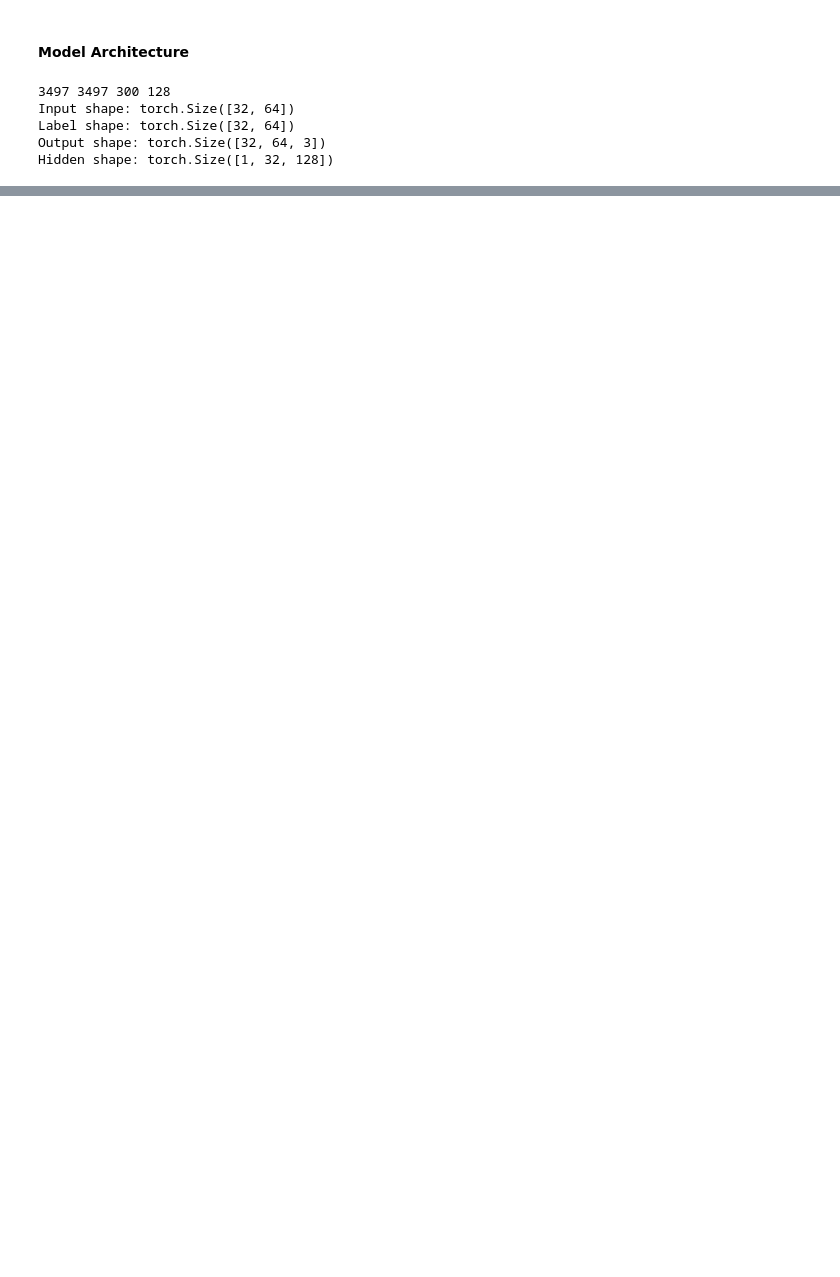
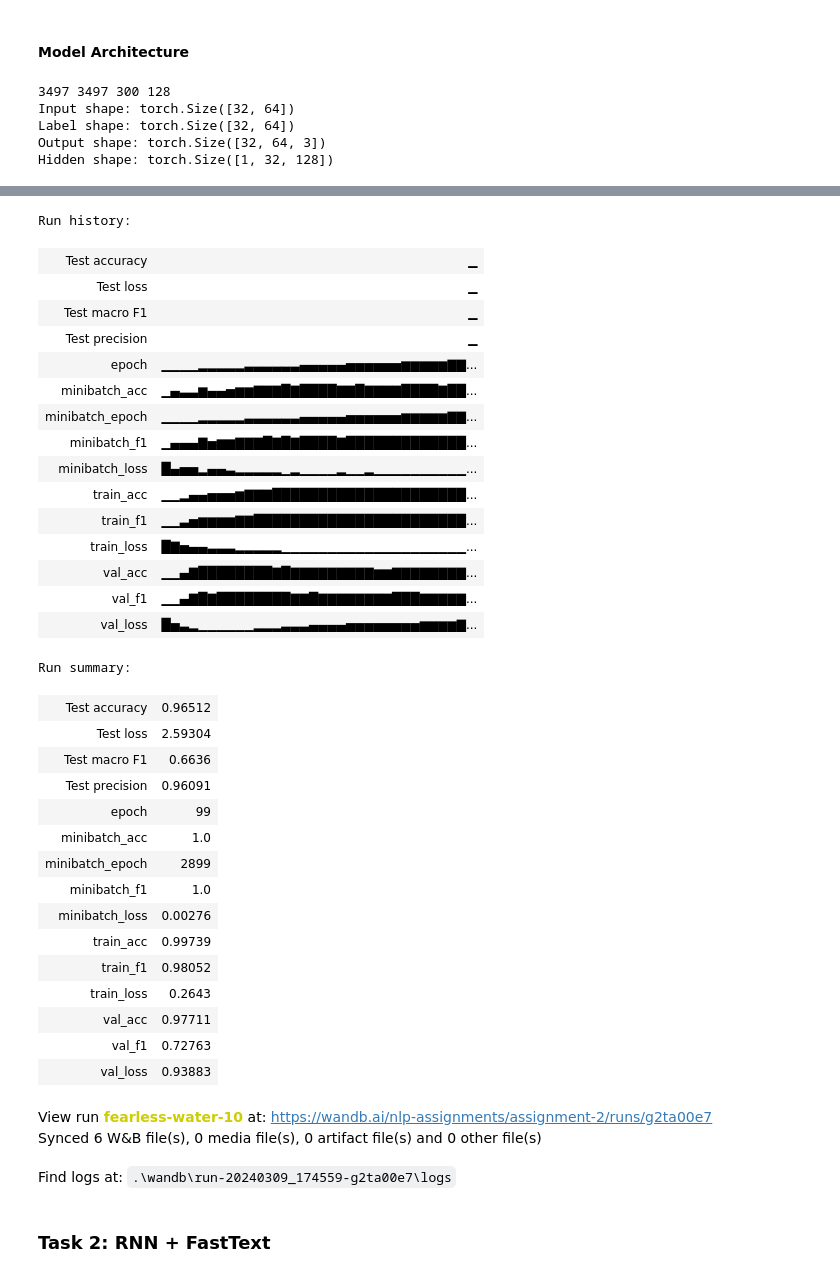
Before and after one commit to Prakhar-Gupta-03/NLP-Assignments, a Jupyter notebook: A2/task2.ipynb, the cells around one changed output, grey strips where cells are left out. Drawn from its saved outputs; the diff is of its cells as text; code cells hidden in the pictures; blank space fills up the shorter version.

```diff
--- a/A2/task2.ipynb
+++ b/A2/task2.ipynb
@@ -504,0 +750,38 @@ torch.save(model.state_dict(), 'RNN_GloVe_Task2_Exp1.pth')
+# %%
+wandb.finish()
+# %% [output]
+Run history:
+| Test accuracy | ▁ |
+| Test loss | ▁ |
+| Test macro F1 | ▁ |
+| Test precision | ▁ |
+| epoch | ▁▁▁▁▂▂▂▂▂▃▃▃▃▃▃▄▄▄▄▄▅▅▅▅▅▅▆▆▆▆▆▇▇... |
+| minibatch_acc | ▁▄▃▃▆▄▄▅▆▆▇▇▇█▇████▇▇█▇▇▇▇████▇██... |
+| minibatch_epoch | ▁▁▁▁▂▂▂▂▂▃▃▃▃▃▃▄▄▄▄▄▅▅▅▅▅▅▆▆▆▆▆▇▇... |
+| minibatch_f1 | ▁▄▄▄▇▅▆▆▇▇▇█▇█▇████▇█████████████... |
+| minibatch_loss | █▄▅▅▂▄▄▃▂▂▂▂▂▁▂▁▁▁▁▂▁▁▂▁▁▁▁▁▁▁▁▁▁... |
+| train_acc | ▁▁▂▄▄▅▅▅▆▇▇▇█████████████████████... |
+| train_f1 | ▁▁▃▅▆▆▆▆▇▇███████████████████████... |
+| train_loss | █▇▅▄▄▃▃▃▂▂▂▂▂▁▁▁▁▁▁▁▁▁▁▁▁▁▁▁▁▁▁▁▁... |
+| val_acc | ▁▁▄▇████████▇█▇▇▇▇▇▇▇▇▇▆▆▇▇▇▇▇▇▇▇... |
+| val_f1 | ▁▁▄▇█▇████████▇▇█▇▇▇▇▇▇▇▇███▇▇▇▇▇... |
+| val_loss | █▅▃▂▁▁▁▁▁▁▂▂▂▃▃▃▄▄▄▄▅▅▅▅▅▅▅▅▆▆▆▆▇... |
+Run summary:
+| Test accuracy | 0.96512 |
+| Test loss | 2.59304 |
+| Test macro F1 | 0.6636 |
+| Test precision | 0.96091 |
+| epoch | 99 |
+| minibatch_acc | 1.0 |
+| minibatch_epoch | 2899 |
+| minibatch_f1 | 1.0 |
+| minibatch_loss | 0.00276 |
+| train_acc | 0.99739 |
+| train_f1 | 0.98052 |
+| train_loss | 0.2643 |
+| val_acc | 0.97711 |
+| val_f1 | 0.72763 |
+| val_loss | 0.93883 |
+View run fearless-water-10 at: https://wandb.ai/nlp-assignments/assignment-2/runs/g2ta00e7
+Synced 6 W&B file(s), 0 media file(s), 0 artifact file(s) and 0 other file(s)
+Find logs at: .\wandb\run-20240309_174559-g2ta00e7\logs
@@ -504,0 +791,2 @@ torch.save(model.state_dict(), 'RNN_GloVe_Task2_Exp1.pth')
+# %% [markdown]
+### Task 2: RNN + FastText
```
Also changed, not shown: parts of 33 cells of this notebook, 3 other files.
